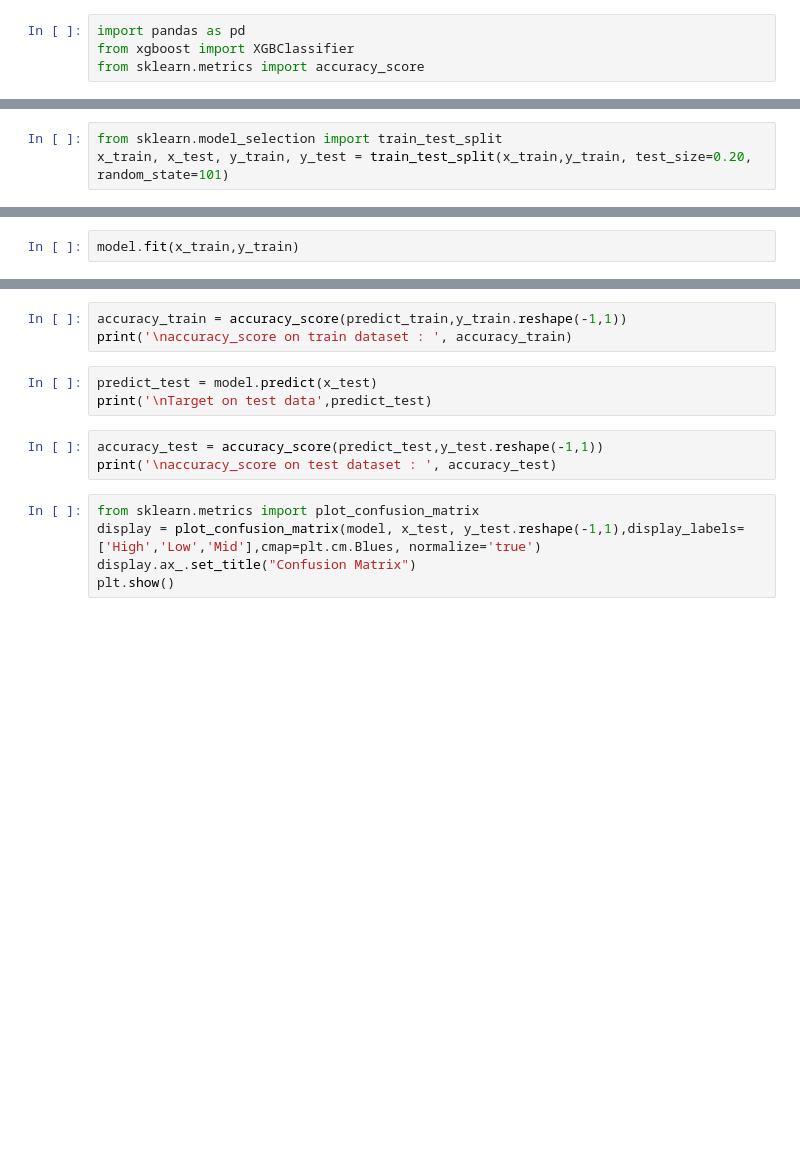
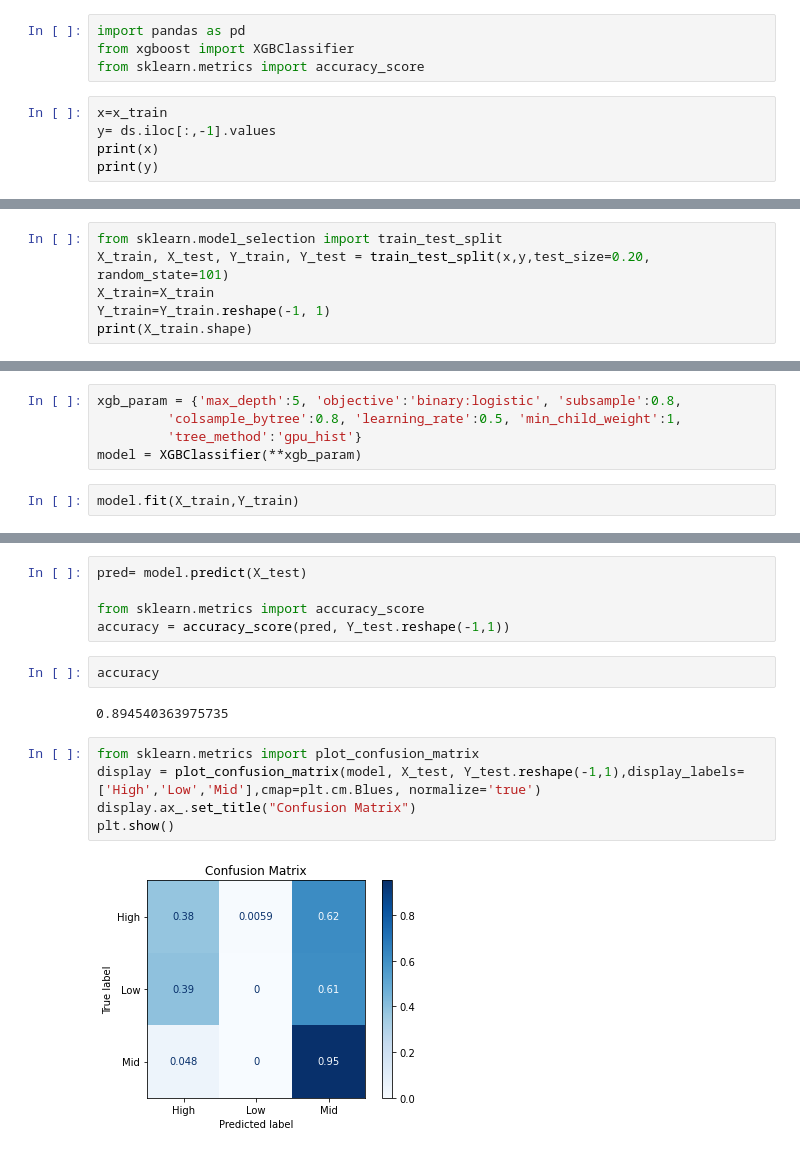
Before and after one commit to srivatsanrr/autonom_covid, a Jupyter notebook: SGB_new.ipynb, the cells around one changed output, grey strips where cells are left out. Drawn from its saved outputs; the diff is of its cells as text; blank space fills up the shorter version.

```diff
--- a/SGB_new.ipynb
+++ b/SGB_new.ipynb
@@ -93,3 +136,8 @@ x_train= ds.iloc[:,9:].drop(["Infect_Prob"], axis=1)
 import pandas as pd
 from xgboost import XGBClassifier
 from sklearn.metrics import accuracy_score
+# %%
+x=x_train
+y= ds.iloc[:,-1].values
+print(x)
+print(y)
@@ -96,3 +160,6 @@ from sklearn.metrics import accuracy_score
 # %%
 from sklearn.model_selection import train_test_split
-x_train, x_test, y_train, y_test = train_test_split(x_train,y_train, test_size=0.20, random_state=101)
+X_train, X_test, Y_train, Y_test = train_test_split(x,y,test_size=0.20, random_state=101)
+X_train=X_train
+Y_train=Y_train.reshape(-1, 1)
+print(X_train.shape)
@@ -101,2 +178,7 @@ model = XGBClassifier()
+# %%
+xgb_param = {'max_depth':5, 'objective':'binary:logistic', 'subsample':0.8,
+         'colsample_bytree':0.8, 'learning_rate':0.5, 'min_child_weight':1,
+         'tree_method':'gpu_hist'}
+model = XGBClassifier(**xgb_param)
 # %%
-model.fit(x_train,y_train)
+model.fit(X_train,Y_train)
@@ -106,17 +193,19 @@ print('\nTarget on train data',predict_train)
-# %%
-accuracy_train = accuracy_score(predict_train,y_train.reshape(-1,1))
-print('\naccuracy_score on train dataset : ', accuracy_train)
-# %%
-predict_test = model.predict(x_test)
-print('\nTarget on test data',predict_test)
-# %%
-accuracy_test = accuracy_score(predict_test,y_test.reshape(-1,1))
-print('\naccuracy_score on test dataset : ', accuracy_test)
+# %%
+pred= model.predict(X_test)
+
+from sklearn.metrics import accuracy_score
+accuracy = accuracy_score(pred, Y_test.reshape(-1,1))
+# %%
+accuracy
+# %% [output]
+0.894540363975735
 # %%
 from sklearn.metrics import plot_confusion_matrix
-display = plot_confusion_matrix(model, x_test, y_test.reshape(-1,1),display_labels=['High','Low','Mid'],cmap=plt.cm.Blues, normalize='true')
+display = plot_confusion_matrix(model, X_test, Y_test.reshape(-1,1),display_labels=['High','Low','Mid'],cmap=plt.cm.Blues, normalize='true')
 display.ax_.set_title("Confusion Matrix")
 plt.show()
+# %% [output]
+[figure, added]
 # %%
 from sklearn.externals import joblib
 joblib.dump(model, 'model_SGB.pkl')
```
Also changed, not shown: parts of 10 cells of this notebook.
